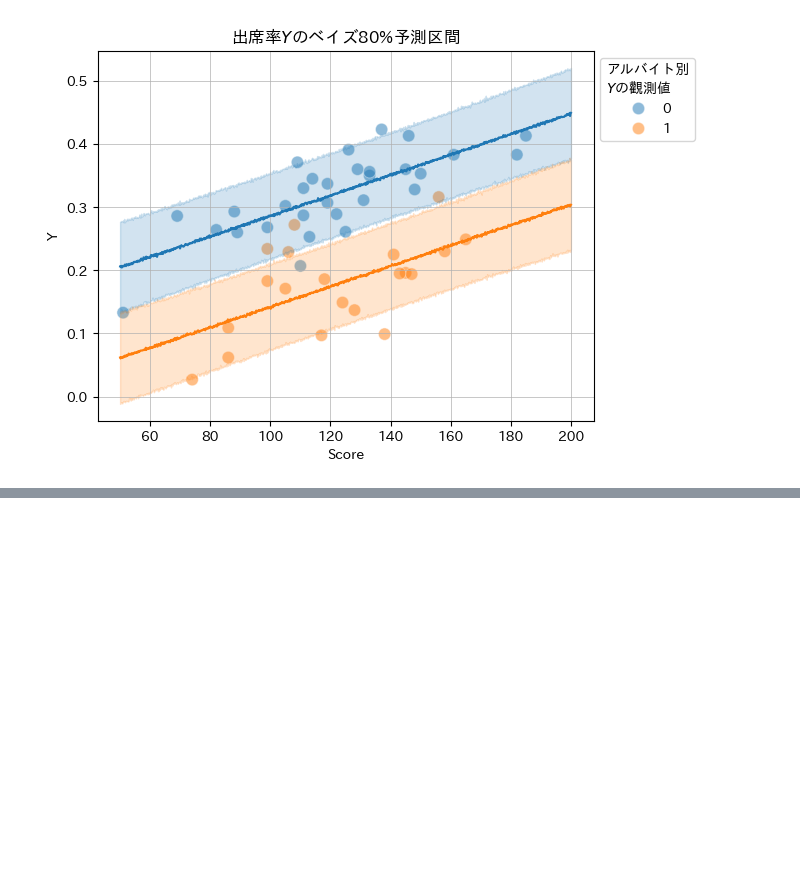
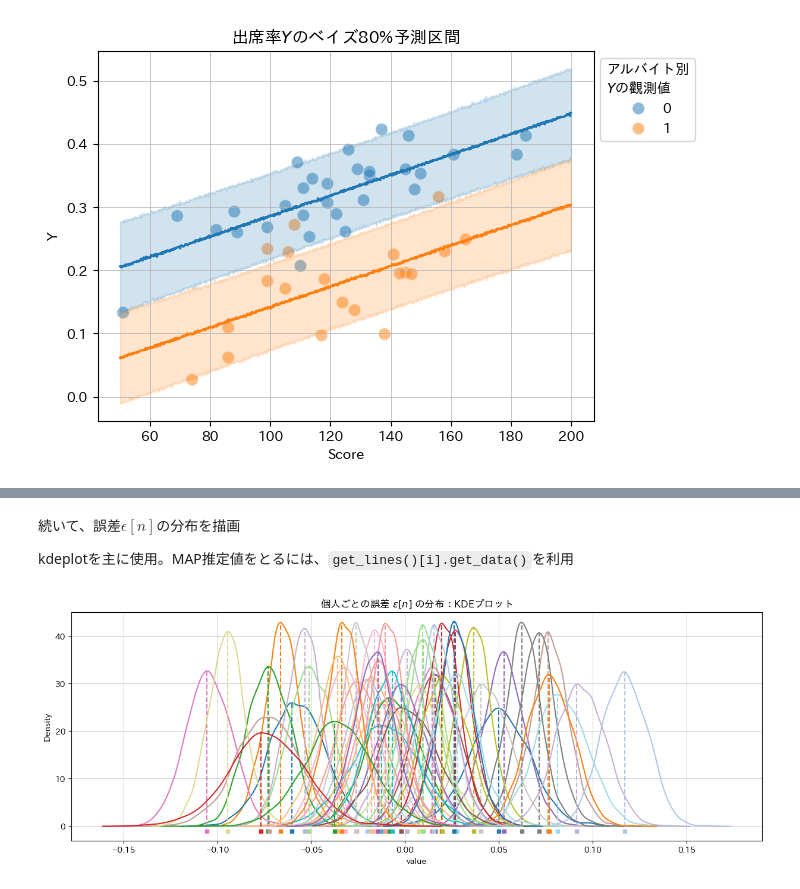
Before and after one commit to makkimaki/stan-r-bayes-statistical-modeling-python, a Jupyter notebook: chapter5_MultipleRegression.ipynb, the cells around one changed output, grey strips where cells are left out. Saved outputs shown, nothing was run; the diff lists cells and outputs as text; code cells hidden in the pictures; blank space fills up the shorter version.

```diff
--- a/chapter5.ipynb
+++ b/chapter5_MultipleRegression.ipynb
@@ -331,0 +381,48 @@ plt.grid(lw=0.5);
+# %% [markdown]
+続いて、誤差$\epsilon[n]$の分布を描画
+
+kdeplotを主に使用。MAP推定値をとるには、`get_lines()[i].get_data()`を利用
+# %%
+import matplotlib.cm as cm
+### 個人ごとのεの分布の描画 ◆図5.4左
+
+## 描画用データの作成 yPredの個人別の中央値と80%区間を算出
+# MCMCサンプリングデータからyPredを取り出し
+mu_samples = idata.posterior.mu.stack(sample=('chain', 'draw')).data
+# εの算出： 観測値Y - muの事後分布サンプリングデータ
+epsilon_samples = np.array([data.loc[i, 'Y'] - mu_sample
+                            for i, mu_sample in enumerate(mu_samples)])
+
+## 図5.4右の描画に利用するMAP推定値リストの初期化
+map_plot = []
+
+## 描画処理
+# 描画領域の指定
+plt.figure(figsize=(15, 5))
+# 個人ごとのε（ε[n]）のKDEプロットの描画
+for i, epsilon in enumerate(epsilon_samples):
+    # 色の設定
+    color = cm.tab20(i % 20)
+    # x軸の値を設定
+    x_ticks = np.linspace(epsilon.min(), epsilon.max(), 1001)
+    # KDEプロットの描画
+    kde_plot = sns.kdeplot(epsilon, color=color)
+    # KDEプロットで描画した線から、x軸,y軸の値を取得
+    kde_data = kde_plot.get_lines()[i].get_data()
+    # KDEプロットのyの最大値のインデックスを取得
+    kde_max_idx = kde_data[1].argmax()
+    # KDEプロットのyの最大値≒MAP推定値の垂直線の描画
+    plt.vlines(x=kde_data[0][kde_max_idx], ymin=0, ymax=kde_data[1][kde_max_idx],
+               color=color, ls='--')
+    # KDEプロットのyの最大値≒MAP推定値のy=0付近のx点の描画
+    plt.scatter((kde_data[0][kde_max_idx]), (-1), marker='s', s=20, color=color)
+    # 図5.4右用のMAP推定値の格納
+    map_plot.append(kde_data[0][kde_max_idx])
+
+# 修飾
+plt.xlabel('value')
+plt.title('個人ごとの誤差 $\epsilon[n]$ の分布：KDEプロット')
+plt.ylim(-3, 45)
+plt.grid(lw=0.5)
+# %% [output]
+[figure, added]
```
Also changed, not shown: parts of 5 cells of this notebook.
